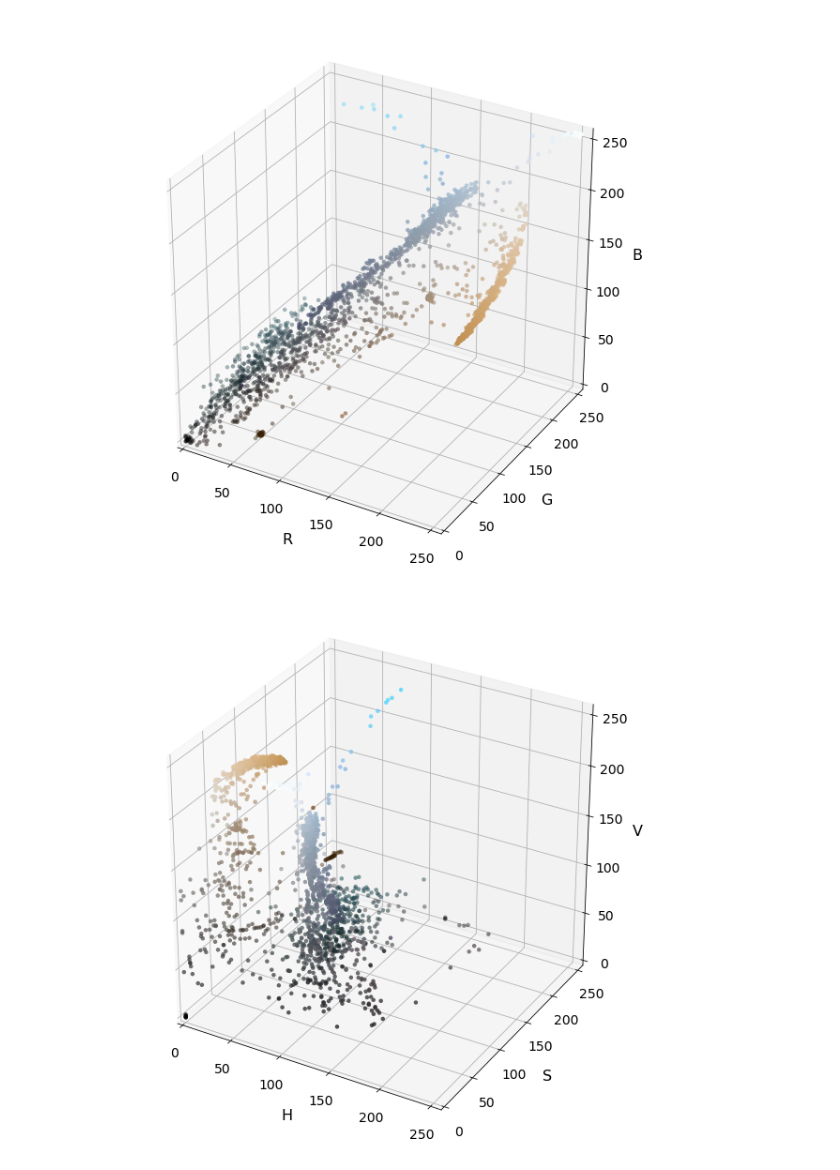
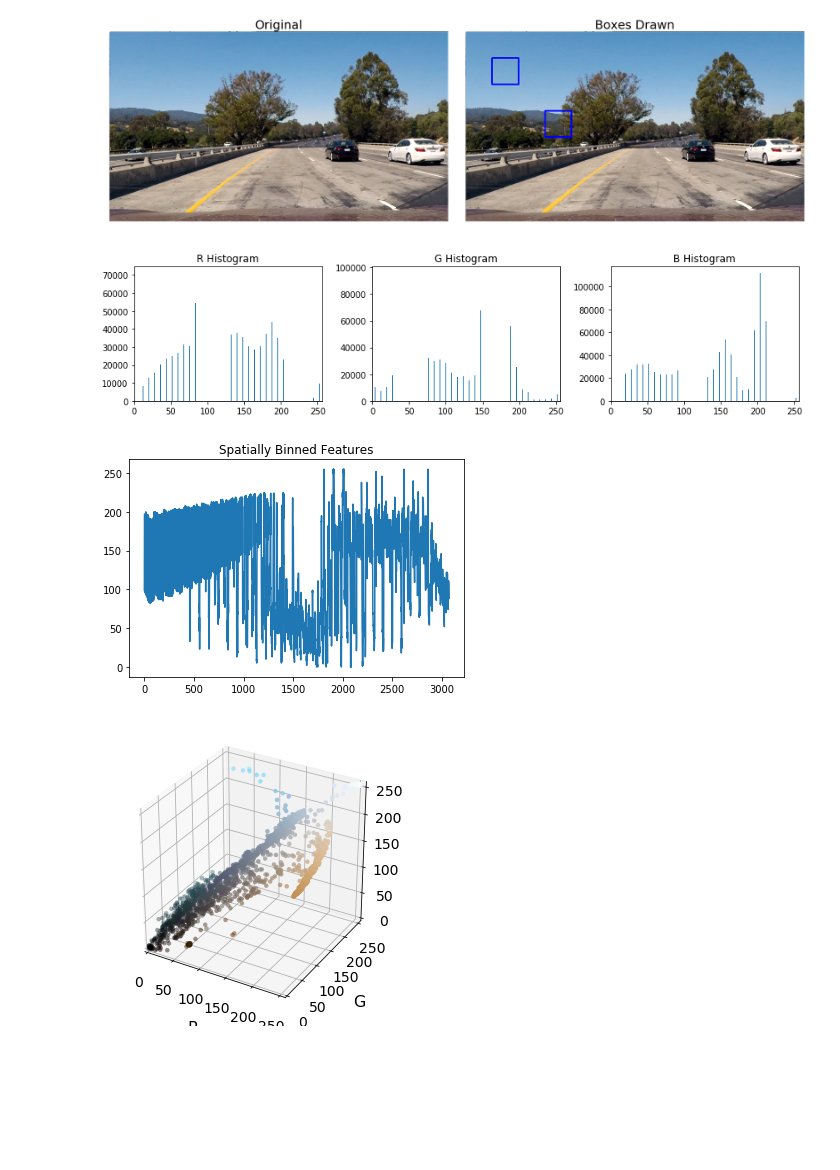
Before and after one commit to tjacobs/CarND-Vehicle-Detection, a Jupyter notebook: Vehicle Detection.ipynb, the cells around one changed output. Drawn from its saved outputs; the diff is of its cells as text; code cells hidden in the pictures; blank space fills up the shorter version.

```diff
--- a/Vehicle Detection.ipynb
+++ b/Vehicle Detection.ipynb
@@ -106,51 +160,60 @@ if rh is not None:
 # %%
-from mpl_toolkits.mplot3d import Axes3D
-
-def plot3d(pixels, colors_rgb, axis_labels=list("RGB"), axis_limits=[(0, 255), (0, 255), (0, 255)]):
-
-    # Create figure and 3D axes
-    fig = plt.figure(figsize=(8, 8))
-    ax = Axes3D(fig)
-
-    # Set axis limits
-    ax.set_xlim(*axis_limits[0])
-    ax.set_ylim(*axis_limits[1])
-    ax.set_zlim(*axis_limits[2])
-
-    # Set axis labels and sizes
-    ax.tick_params(axis='both', which='major', labelsize=14, pad=8)
-    ax.set_xlabel(axis_labels[0], fontsize=16, labelpad=16)
-    ax.set_ylabel(axis_labels[1], fontsize=16, labelpad=16)
-    ax.set_zlabel(axis_labels[2], fontsize=16, labelpad=16)
-
-    # Plot pixel values with colors given in colors_rgb
-    ax.scatter(
-        pixels[:, :, 0].ravel(),
-        pixels[:, :, 1].ravel(),
-        pixels[:, :, 2].ravel(),
-        c=colors_rgb.reshape((-1, 3)), edgecolors='none')
-
-    return ax  # return Axes3D object for further manipulation
+# Test our functions
 
 # Load image
 image = mpimg.imread('test_images/test1.jpg')
+
+# Boxes and plot
+boxes = [((100, 100), (200, 200)), ((300, 300), (400, 400))]
+result = draw_boxes(image, boxes)
+plot(image, result, "Boxes Drawn")
+
+# Histogram
+rh, gh, bh, bincen, feature_vec = color_hist(image, nbins=32, bins_range=(0, 256))
+
+# Plot
+if rh is not None:
+    fig = plt.figure(figsize=(12,3))
+    plt.subplot(131)
+    plt.bar(bincen, rh[0])
+    plt.xlim(0, 256)
+    plt.title('R Histogram')
+    plt.subplot(132)
+    plt.bar(bincen, gh[0])
+    plt.xlim(0, 256)
+    plt.title('G Histogram')
+    plt.subplot(133)
+    plt.bar(bincen, bh[0])
+    plt.xlim(0, 256)
+    plt.title('B Histogram')
+    fig.tight_layout()
+
+# Bin
+feature_vec = bin_spatial(image, color_space='RGB', size=(32, 32))
+
+# Plot features
+plt.figure()
+plt.plot(feature_vec)
+plt.title('Spatially Binned Features')
 
 # Select a small fraction of pixels to plot by subsampling it
 scale = max(image.shape[0], image.shape[1], 64) / 64  # at most 64 rows and columns
 img_small = cv2.resize(image, (np.int(image.shape[1] / scale), np.int(image.shape[0] / scale)), interpolation=cv2.INTER_NEAREST)
 
 # Convert subsampled image to desired color space(s)
 img_small_RGB = cv2.cvtColor(img_small, cv2.COLOR_BGR2RGB)  # OpenCV uses BGR, matplotlib likes RGB
 img_small_HSV = cv2.cvtColor(img_small, cv2.COLOR_BGR2HSV)
 img_small_rgb = img_small_RGB / 255.  # scaled to [0, 1], only for plotting
 
 # Plot
 plot3d(img_small_RGB, img_small_rgb)
 plt.show()
 
 # Plot
 plot3d(img_small_HSV, img_small_rgb, axis_labels=list("HSV"))
 plt.show()
 # %% [output]
-[figure, old version]
+[figure, new version]
-[figure, old version]
+[figure, new version]
+[figure, added]
+[figure, added]
```
Also changed, not shown: parts of 10 cells of this notebook.
